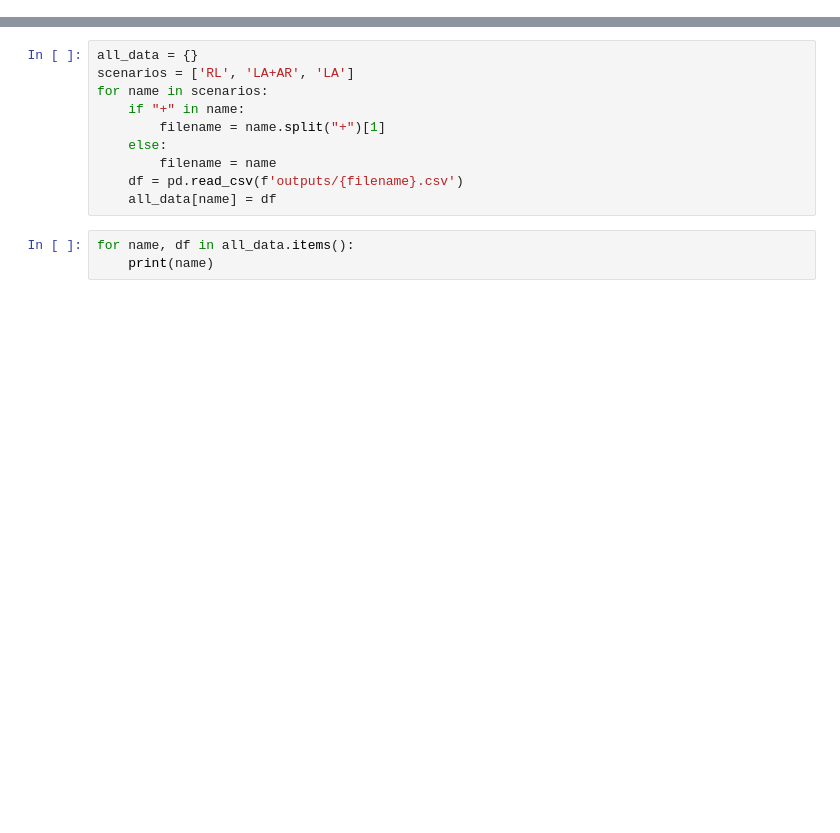
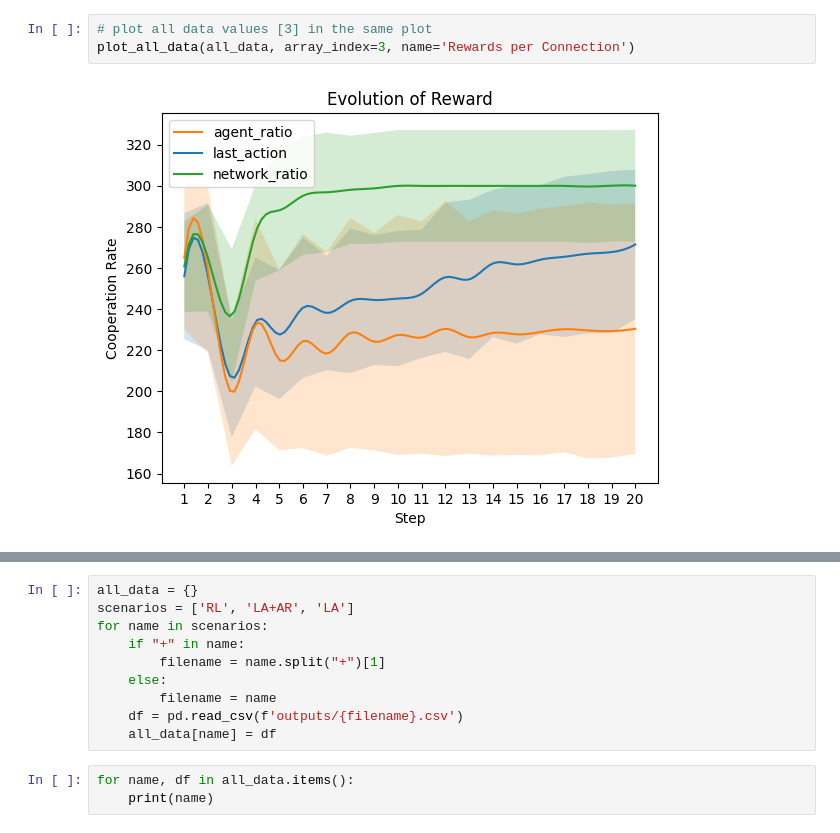
Before and after one commit to sepehrilami/LLM-RL, a Jupyter notebook: create_figures/visualizer_2025.ipynb, the cells around one changed output, grey strips where cells are left out. Cells and saved outputs as stored; diff of their text form; blank space fills up the shorter version.

```diff
--- a/create_figures/visualizer_2025.ipynb
+++ b/create_figures/visualizer_2025.ipynb
@@ -83,3 +109,8 @@ rounds_total_pair_actions[0][0]
+# %%
+# plot all data values [3] in the same plot
+plot_all_data(all_data, array_index=3, name='Rewards per Connection')
+# %% [output]
+[figure, added]
 # %%
 # plot pair actions for RL
 scenarios = {'LA':rounds_total_pair_actions, 'LA+AR':None, 'RL':None, 'LA+NR':None}
```
Also changed, not shown: parts of 16 cells of this notebook, 12 other files.
